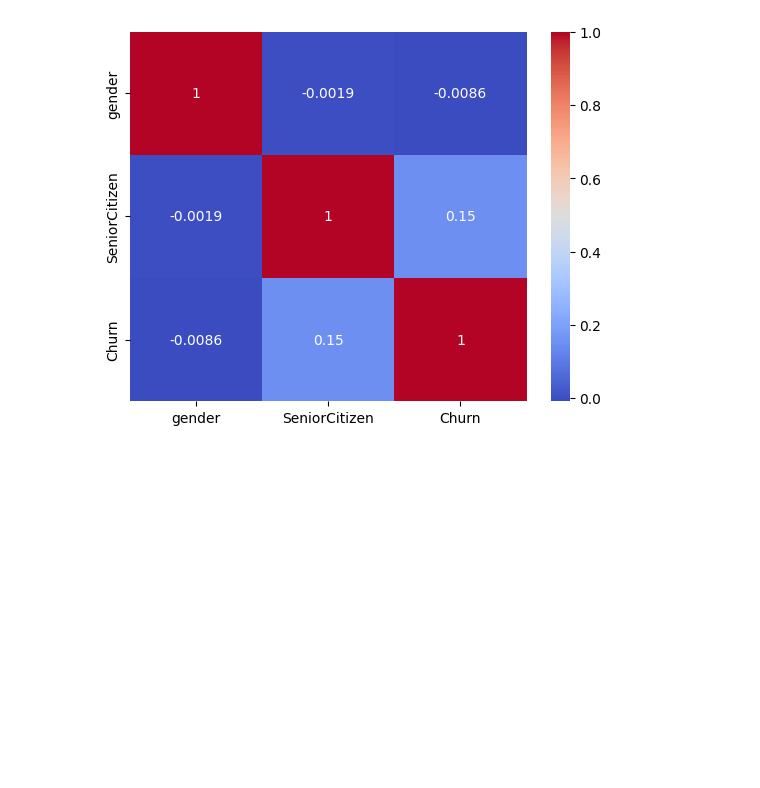
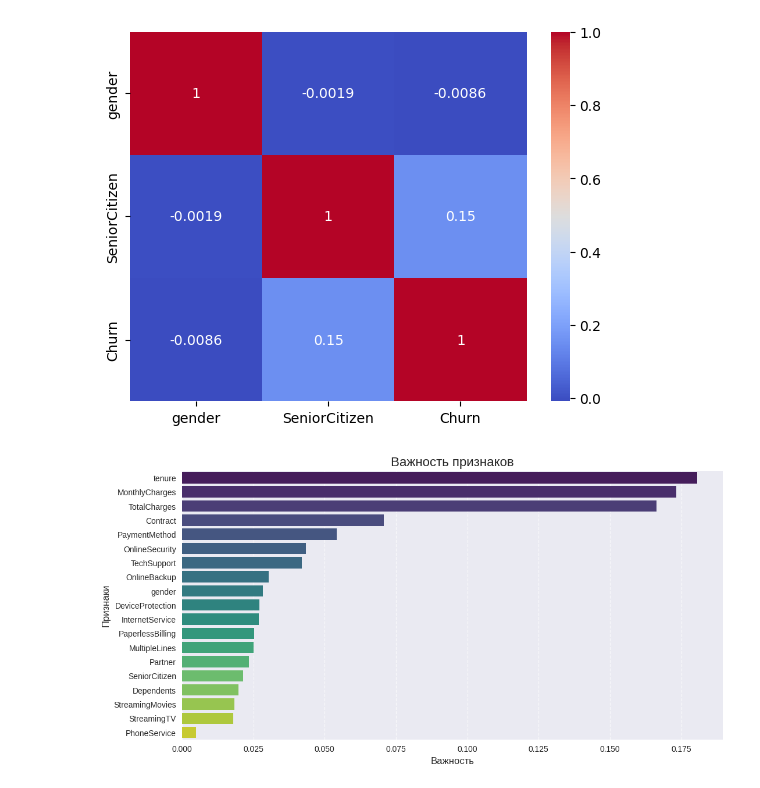
Before and after one commit to AsDo001/pred_client_out, a Jupyter notebook: pred-client-out.ipynb, the cells around one changed output. Cells and saved outputs as stored; diff of their text form; code cells hidden in the pictures; blank space fills up the shorter version.

Commit message:
Kaggle Notebook | pred_client_out | Data preprocessing 0

```diff
--- a/pred-client-out.ipynb
+++ b/pred-client-out.ipynb
@@ -260,3 +264,38 @@ SeniorCitizen -0.001874       1.000000  0.150889
 Churn         -0.008612       0.150889  1.000000
 <Axes: >
 [figure]
+# %%
+df = df.drop('customerID',axis=1)
+# %%
+#Просмотр признаков которые нужны в будущем для обучения модели
+from sklearn.ensemble import RandomForestClassifier
+from sklearn.model_selection import train_test_split
+X = df.drop('Churn',axis=1)
+y = df['Churn']
+
+X_train, X_test, y_train, y_test = train_test_split(X, y, test_size=0.4, random_state=1)#Разделение данных для обучения модели
+
+model_f = RandomForestClassifier()
+model_f.fit(X_train, y_train)
+feature_importance = pd.DataFrame(model_f.feature_importances_, index=X_train.columns, columns=['importance'])
+# %%
+import matplotlib.pyplot as plt
+import seaborn as sns
+
+# Сортировка признаков по важности
+feature_importance_sorted = feature_importance.sort_values(by='importance', ascending=False)
+
+plt.style.use('seaborn')
+plt.figure(figsize=(12,6))
+sns.barplot(
+    x='importance',
+    y=feature_importance_sorted.index,
+    data=feature_importance_sorted,
+    palette='viridis'
+)
+plt.title('Важность признаков', fontsize=16)
+plt.xlabel('Важность', fontsize=12)
+plt.ylabel('Признаки', fontsize=12)
+plt.grid(axis='x', linestyle='--', alpha=0.7)
+# %% [output]
+[figure, added]
```
Also changed, not shown: parts of 12 cells of this notebook.
